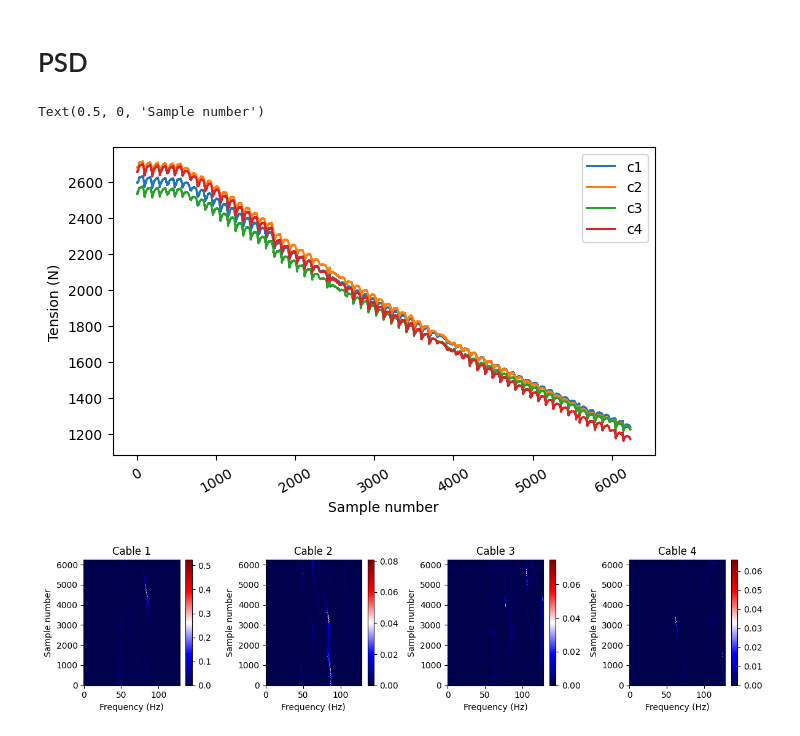
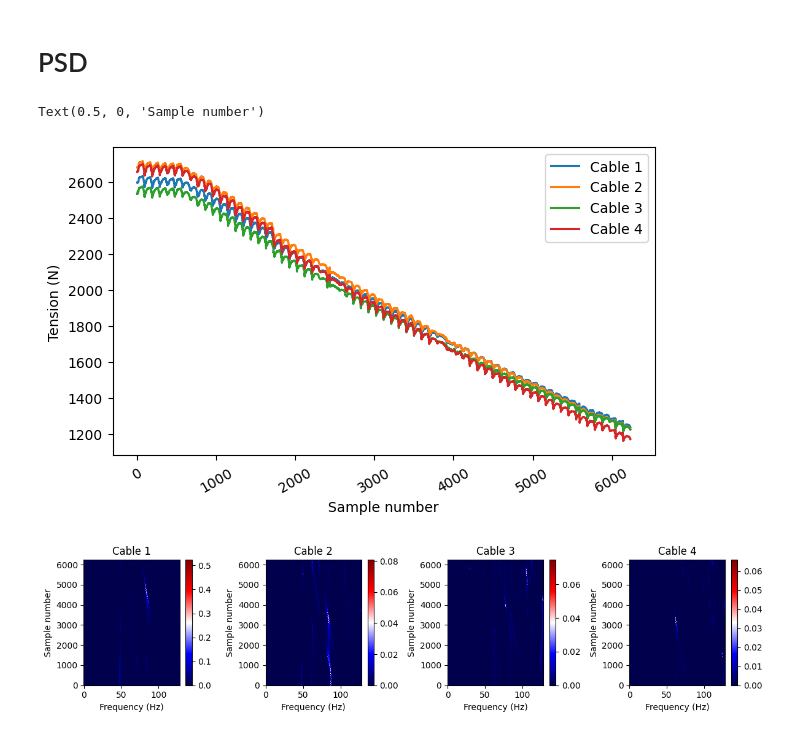
Before and after one commit to eduardocoraca/transmission-tower-monitoring, a Jupyter notebook: notebooks/1_dataset_visualization.ipynb, the cells around one changed output. Drawn from its saved outputs; the diff is of its cells as text; code cells hidden in the pictures.

```diff
--- a/notebooks/1_dataset_visualization.ipynb
+++ b/notebooks/1_dataset_visualization.ipynb
@@ -45,16 +39,16 @@ dfs_per_cable = loader.load_from_folder()
 # %%
 plt.figure(figsize=(7,4))
 
 for c, df in dfs_per_cable.items():
     plt.plot(df.tension)
 
-plt.legend(dfs_per_cable)
+plt.legend([f"Cable {c.value}" for c in dfs_per_cable.keys()])
 plt.xticks(rotation=30);
 plt.ylabel("Tension (N)")
 plt.xlabel("Sample number")
 # %% [output]
 Text(0.5, 0, 'Sample number')
-[figure, old version]
+[figure, new version]
 # %%
 for axis in range(3):
     plt.figure(figsize=(12,3))
```
Also changed, not shown: parts of 5 cells of this notebook, 16 other files.
